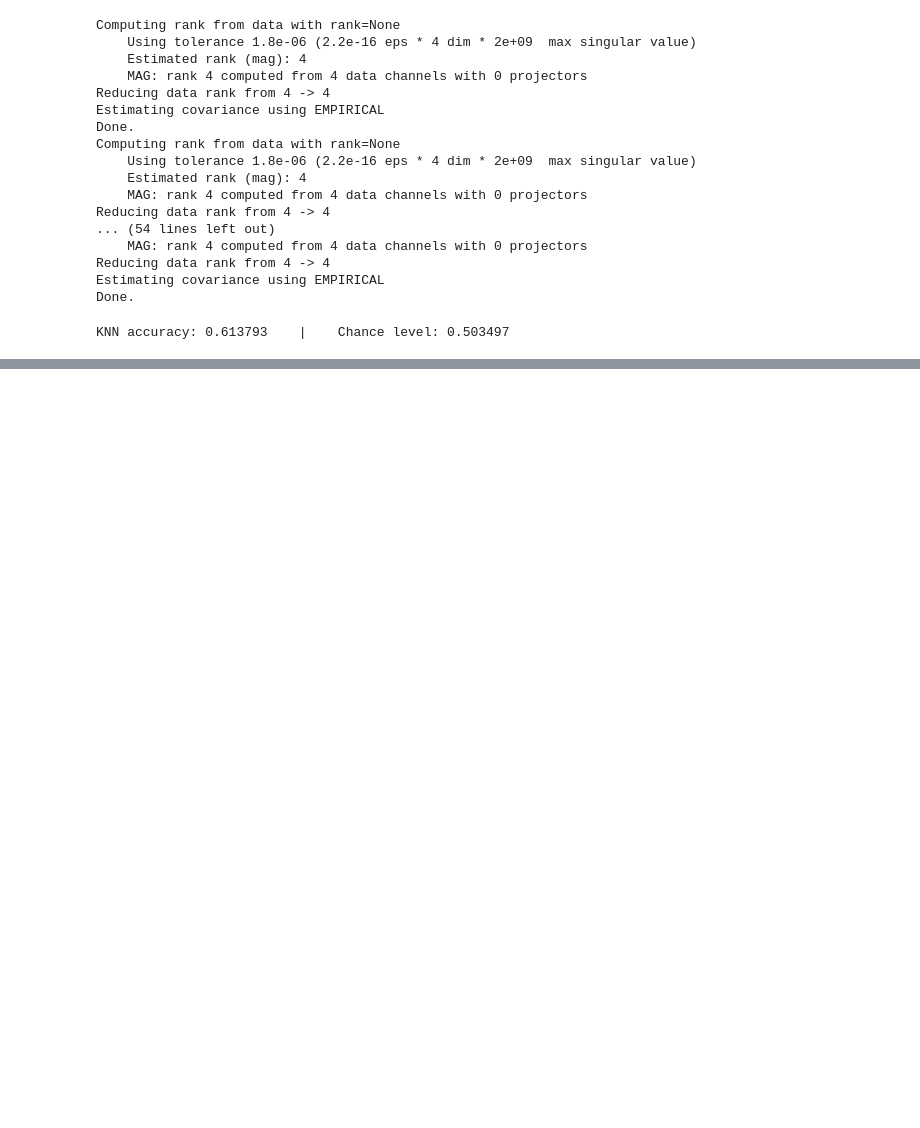
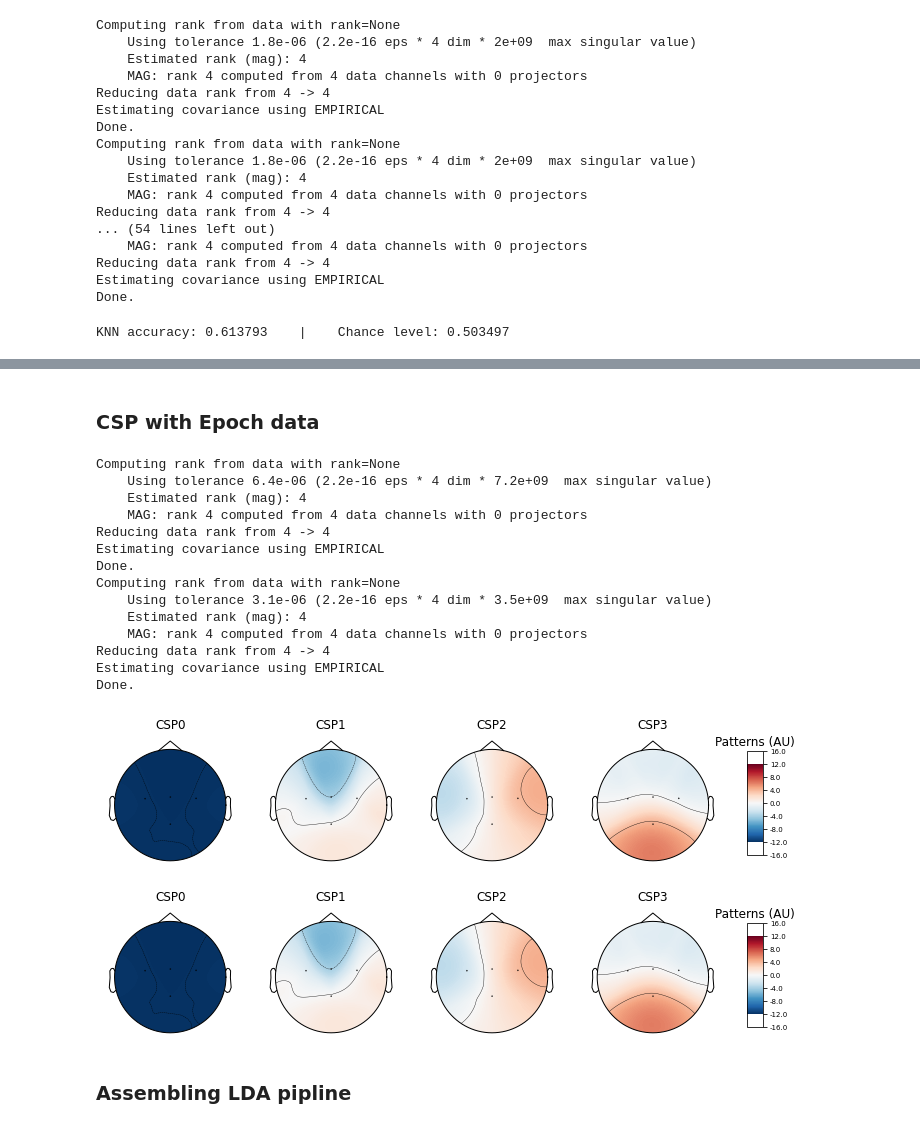
Before and after one commit to miloncl/Cogs-189-Project, a Jupyter notebook: Cogs189_Final.ipynb, the cells around one changed output, grey strips where cells are left out. Saved outputs shown, nothing was run; the diff lists cells and outputs as text; code cells hidden in the pictures; blank space fills up the shorter version.

```diff
--- a/Cogs189_Final.ipynb
+++ b/Cogs189_Final.ipynb
@@ -154,7 +154,7 @@ def filterEventsRight_Hand(events):
             finalArray.append(event)
     return finalArray
 
-def filterEventsTounge(events):
+def filterEventsTongue(events):
     finalArray = []
     for event in events:
         if event[2] == 7 or event[2] == 10:
@@ -467,0 +452,13 @@ Done.
+# %%
+# grab the events and change it to be only left and tongue
+events, _ = events_from_annotations(raw)
+events = filterEventsTongue(events)
+
+# Pick the channels we want Cz C3 C4 and Pz as its along the somatosensory cortex.
+# Excludelist was written in data Wrangling. defines the EEG channels we dont want
+picks = pick_types(raw.info, meg=False, eeg=True, stim=False, eog=False, exclude=excludeList)
+
+# set our events and epoch the data
+event_id = dict(leftHand=7, tongue=10)
+epochs = Epochs(raw, events, event_id, 0, 6, proj=True, picks=picks, baseline=None, preload=True)
+print(epochs.get_data().shape)
@@ -467,0 +475,42 @@ Done.
+# %%
+# the start of the trial happens at time instance 0 which is the cue,
+# then at time instance 1 is when motor imagery happens until 3 seconds later when it stops
+# is when we will look and train our data
+epochs_train = epochs.copy().crop(tmin=1., tmax=4.)
+
+labels = epochs.events[:, -1] - 2
+# %%
+# Split our testing data and training data with a .2 split as instructed to us by our TA
+scores = []
+epochs_data = epochs.get_data()
+epochs_data_train = epochs_train.get_data()
+
+# Randomly yielding indicies to split data into tests and train, and 5 interations of that.
+cv = ShuffleSplit(5, test_size=0.2, random_state=42)
+cv_split = cv.split(epochs_data_train)
+# %% [markdown]
+### CSP with Epoch data
+# %%
+# plot CSP patterns estimated on full data for visualization using our data
+csp.fit_transform(epochs_data, labels)
+
+csp.plot_patterns(epochs.info, ch_type='eeg', units='Patterns (AU)', size=1.5)
+# %% [output]
+Computing rank from data with rank=None
+    Using tolerance 6.4e-06 (2.2e-16 eps * 4 dim * 7.2e+09  max singular value)
+    Estimated rank (mag): 4
+    MAG: rank 4 computed from 4 data channels with 0 projectors
+Reducing data rank from 4 -> 4
+Estimating covariance using EMPIRICAL
+Done.
+Computing rank from data with rank=None
+    Using tolerance 3.1e-06 (2.2e-16 eps * 4 dim * 3.5e+09  max singular value)
+    Estimated rank (mag): 4
+    MAG: rank 4 computed from 4 data channels with 0 projectors
+Reducing data rank from 4 -> 4
+Estimating covariance using EMPIRICAL
+Done.
+[figure, added]
+[figure, added]
+# %% [markdown]
+### Assembling LDA pipline
```
Also changed, not shown: parts of 14 cells of this notebook.
